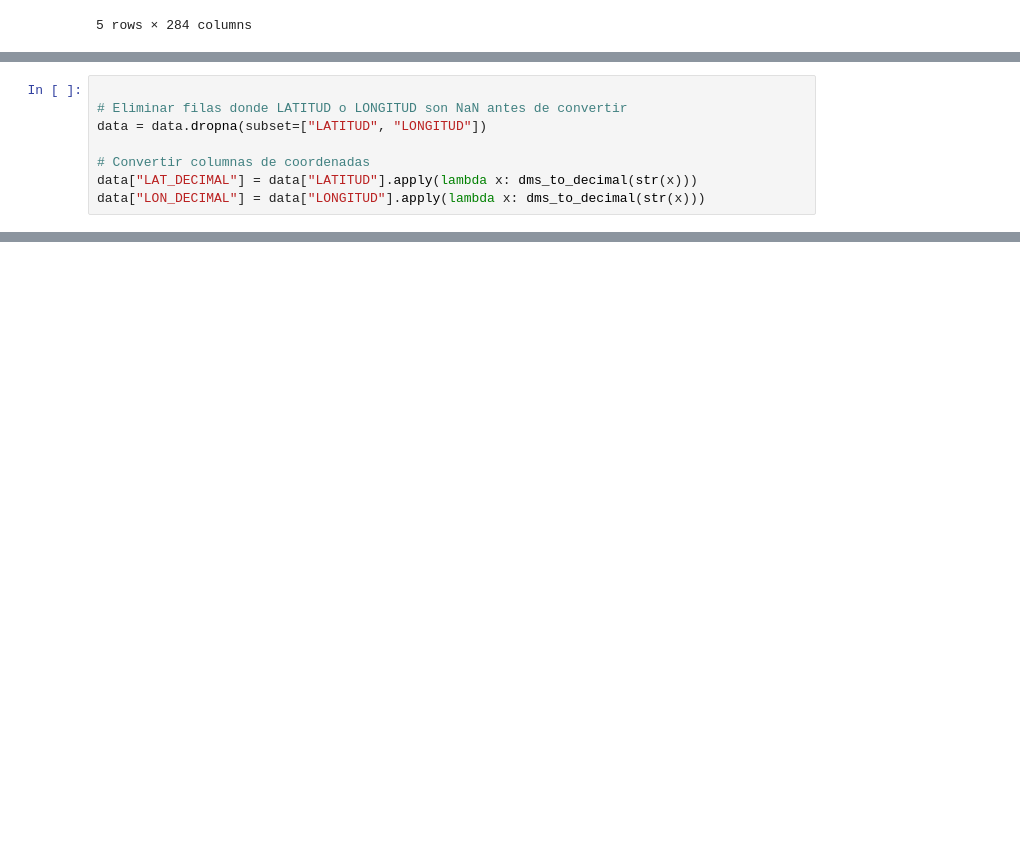
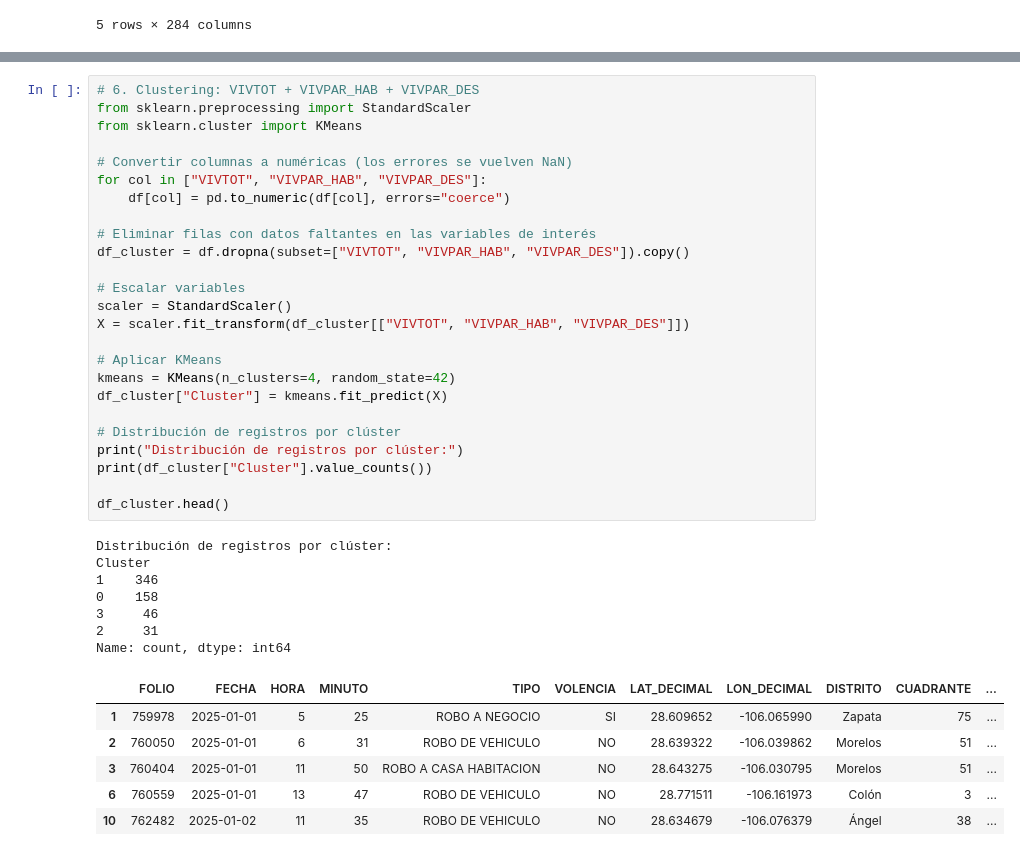
Before and after one commit to CLA-TI3001C-AD2025-G100/A01563230-EDA, a Jupyter notebook: CLUSTERING_MOD.ipynb, the cells around one changed output, grey strips where cells are left out. Saved outputs shown, nothing was run; the diff lists cells and outputs as text; blank space fills up the shorter version.

```diff
--- a/CLUSTERING_MOD.ipynb
+++ b/CLUSTERING_MOD.ipynb
@@ -144,8 +109,0 @@ data.head()
-# %%
-
-# Eliminar filas donde LATITUD o LONGITUD son NaN antes de convertir
-data = data.dropna(subset=["LATITUD", "LONGITUD"])
-
-# Convertir columnas de coordenadas
-data["LAT_DECIMAL"] = data["LATITUD"].apply(lambda x: dms_to_decimal(str(x)))
-data["LON_DECIMAL"] = data["LONGITUD"].apply(lambda x: dms_to_decimal(str(x)))
@@ -174,0 +182,39 @@ AttributeError: 'list' object has no attribute 'head'
+# %%
+# 6. Clustering: VIVTOT + VIVPAR_HAB + VIVPAR_DES
+from sklearn.preprocessing import StandardScaler
+from sklearn.cluster import KMeans
+
+# Convertir columnas a numéricas (los errores se vuelven NaN)
+for col in ["VIVTOT", "VIVPAR_HAB", "VIVPAR_DES"]:
+    df[col] = pd.to_numeric(df[col], errors="coerce")
+
+# Eliminar filas con datos faltantes en las variables de interés
+df_cluster = df.dropna(subset=["VIVTOT", "VIVPAR_HAB", "VIVPAR_DES"]).copy()
+
+# Escalar variables
+scaler = StandardScaler()
+X = scaler.fit_transform(df_cluster[["VIVTOT", "VIVPAR_HAB", "VIVPAR_DES"]])
+
+# Aplicar KMeans
+kmeans = KMeans(n_clusters=4, random_state=42)
+df_cluster["Cluster"] = kmeans.fit_predict(X)
+
+# Distribución de registros por clúster
+print("Distribución de registros por clúster:")
+print(df_cluster["Cluster"].value_counts())
+
+df_cluster.head()
+# %% [output]
+Distribución de registros por clúster:
+Cluster
+1    346
+0    158
+3     46
+2     31
+Name: count, dtype: int64
+|  | FOLIO | FECHA | HORA | MINUTO | TIPO | VOLENCIA | LAT_DECIMAL | LON_DECIMAL | DISTRITO | CUADRANTE | ... |
+| 1 | 759978 | 2025-01-01 | 5 | 25 | ROBO A NEGOCIO | SI | 28.609652 | -106.065990 | Zapata | 75 | ... |
+| 2 | 760050 | 2025-01-01 | 6 | 31 | ROBO DE VEHICULO | NO | 28.639322 | -106.039862 | Morelos | 51 | ... |
+| 3 | 760404 | 2025-01-01 | 11 | 50 | ROBO A CASA HABITACION | NO | 28.643275 | -106.030795 | Morelos | 51 | ... |
+| 6 | 760559 | 2025-01-01 | 13 | 47 | ROBO DE VEHICULO | NO | 28.771511 | -106.161973 | Colón | 3 | ... |
+| 10 | 762482 | 2025-01-02 | 11 | 35 | ROBO DE VEHICULO | NO | 28.634679 | -106.076379 | Ángel | 38 | ... |
```
Also changed, not shown: parts of 14 cells of this notebook.
